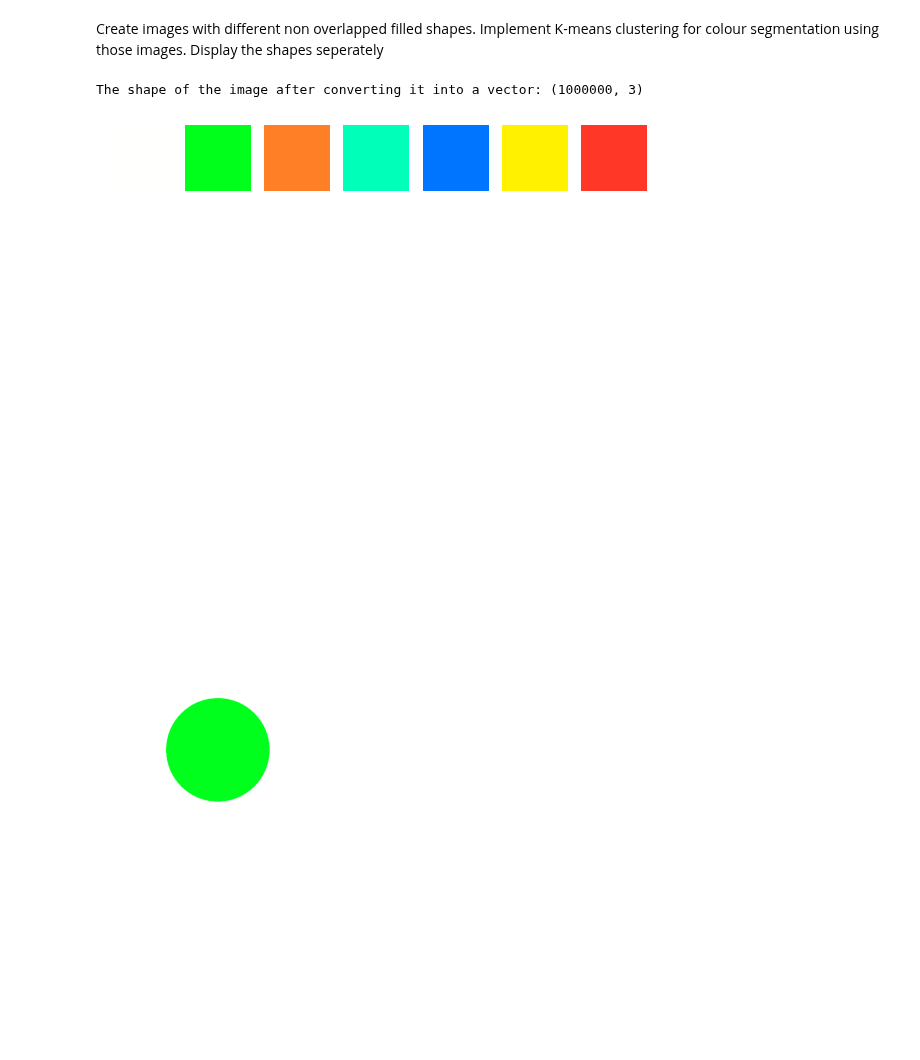
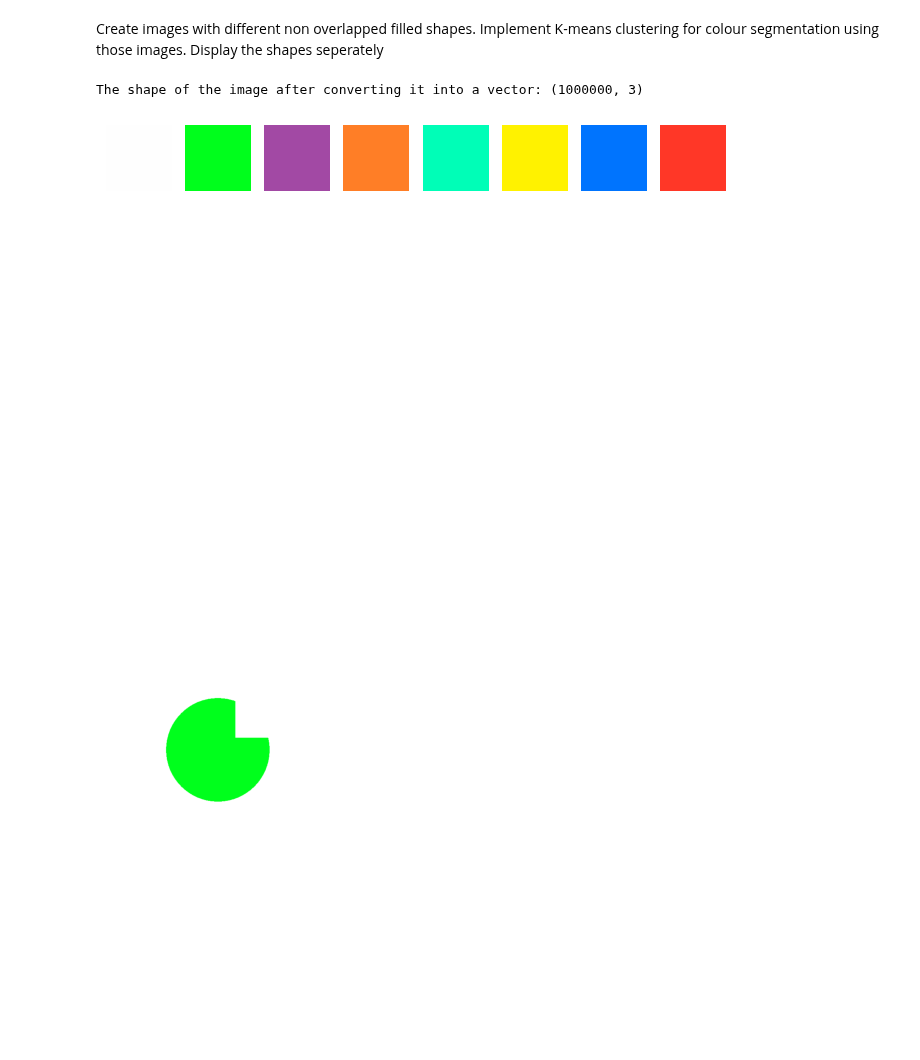
Before and after one commit to Hr15h1/AI_semII, a Jupyter notebook: Program4.ipynb, the cells around one changed output. Cells and saved outputs as stored; diff of their text form; code cells hidden in the pictures.

```diff
--- a/Program4.ipynb
+++ b/Program4.ipynb
@@ -18,7 +18,7 @@ print(f"The shape of the image after converting it into a vector: {img_vector.sh
 # cluster_range = [i for i in range(8)]
 
 # optimal_clusters = 0
-k = 7
+k = 8
 # for cluster in cluster_range:
 km = KMeans(n_clusters=k)
 cluster_labels = km.fit_predict(img_vector)
@@ -27,33 +27,33 @@ centers = np.array(centers, dtype = 'uint8')
 
 i=1
 colors = []
 plt.figure(figsize=(8,2))
 for center in centers:
 
     plt.subplot(1, 8, i)
 
 
     plt.axis("off")
     i+=1
 
     colors.append(center)
 
     a = np.zeros((100, 100, 3), dtype = 'uint8')
     a[:, :, :] = center
     plt.imshow(a)
 
 
     # res = center[]
 
 for i in range(k):
     img_vector_copy = img_vector.copy()
     img_vector_copy[cluster_labels != i] = 255
     img_vector_copy = img_vector_copy.reshape(original_shape)
     plt.figure(figsize=(5,5))
     plt.axis("off")
     plt.imshow(img_vector_copy)
 # %% [output]
 The shape of the image after converting it into a vector: (1000000, 3)
-[figure, old version]
+[figure, new version]
 [figure]
-[figure, old version]
+[figure, new version]
```
Also changed, not shown: parts of 1 cell of this notebook, 5 other files.
